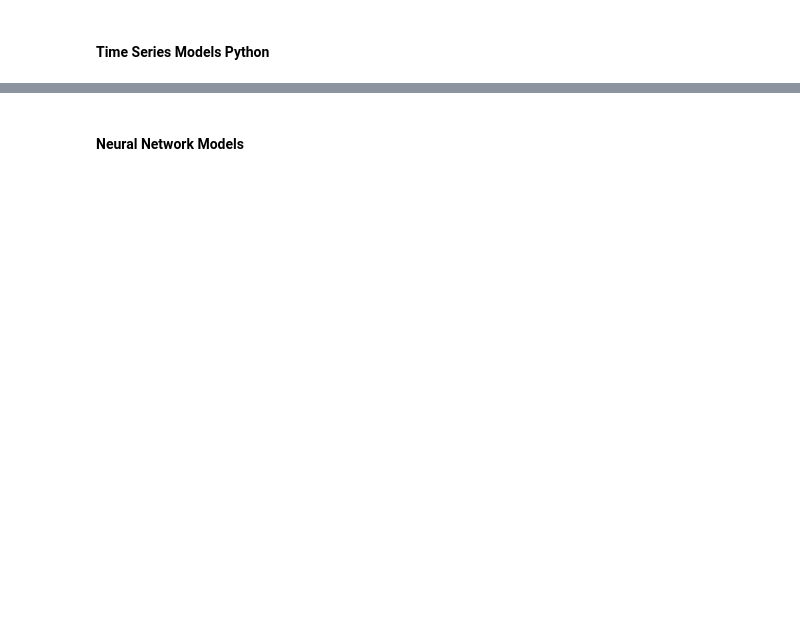
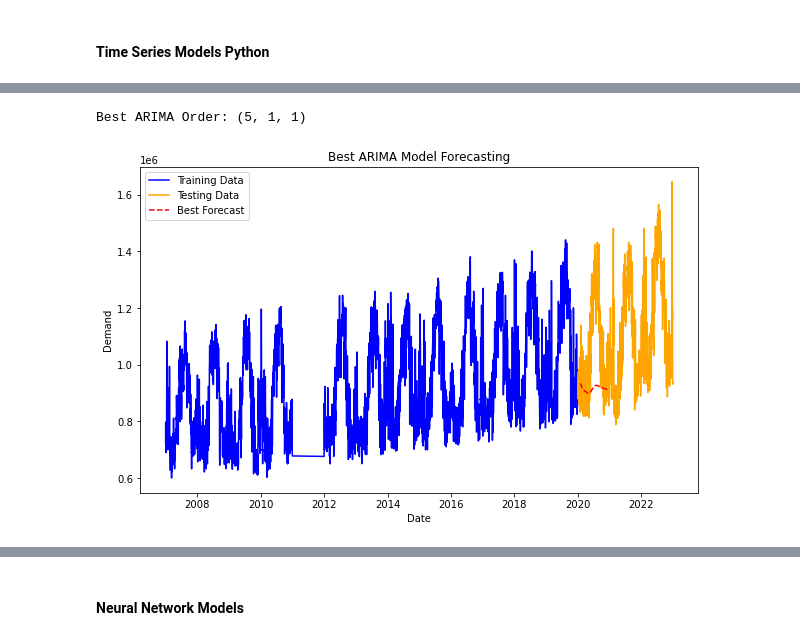
Before and after one commit to mustang-lexie/MSDS_6120_Capstone_ARW_LEXIE, a Jupyter notebook: Capstone Data Project-Agg.ipynb, the cells around one changed output, grey strips where cells are left out. Cells and saved outputs as stored; diff of their text form; code cells hidden in the pictures; blank space fills up the shorter version.

```diff
--- a/Capstone Data Project-Agg.ipynb
+++ b/Capstone Data Project-Agg.ipynb
@@ -745,0 +772,34 @@ Root Mean Squared Error: 7.42438644524235e+17
+# %%
+from pmdarima import auto_arima
+
+# Fit auto ARIMA model
+auto_model = auto_arima(train['Demand'], suppress_warnings=True, seasonal=False)
+
+# Get the best order
+best_order = auto_model.get_params()['order']
+print(f'Best ARIMA Order: {best_order}')
+
+# Fit the best model
+best_model = ARIMA(train['Demand'], order=best_order).fit()
+
+# Forecast using the best model
+best_forecast = best_model.get_forecast(steps=forecast_steps)
+# %% [output]
+Best ARIMA Order: (5, 1, 1)
+# %%
+# Plot the results
+plt.figure(figsize=(10, 6))
+plt.plot(train.index, train['Demand'], label='Training Data', color='blue')
+plt.plot(test.index, test['Demand'], label='Testing Data', color='orange')
+
+# Plot only the relevant portion of the forecast for the test set
+forecast_index = pd.date_range(start=test.index[0], periods=forecast_steps, freq='M')
+plt.plot(forecast_index, best_forecast.predicted_mean, label='Best Forecast', linestyle='--', color='red')
+
+plt.title('Best ARIMA Model Forecasting')
+plt.xlabel('Date')
+plt.ylabel('Demand')
+plt.legend()
+plt.show()
+# %% [output]
+[figure, added]
```
Also changed, not shown: parts of 26 cells of this notebook.
